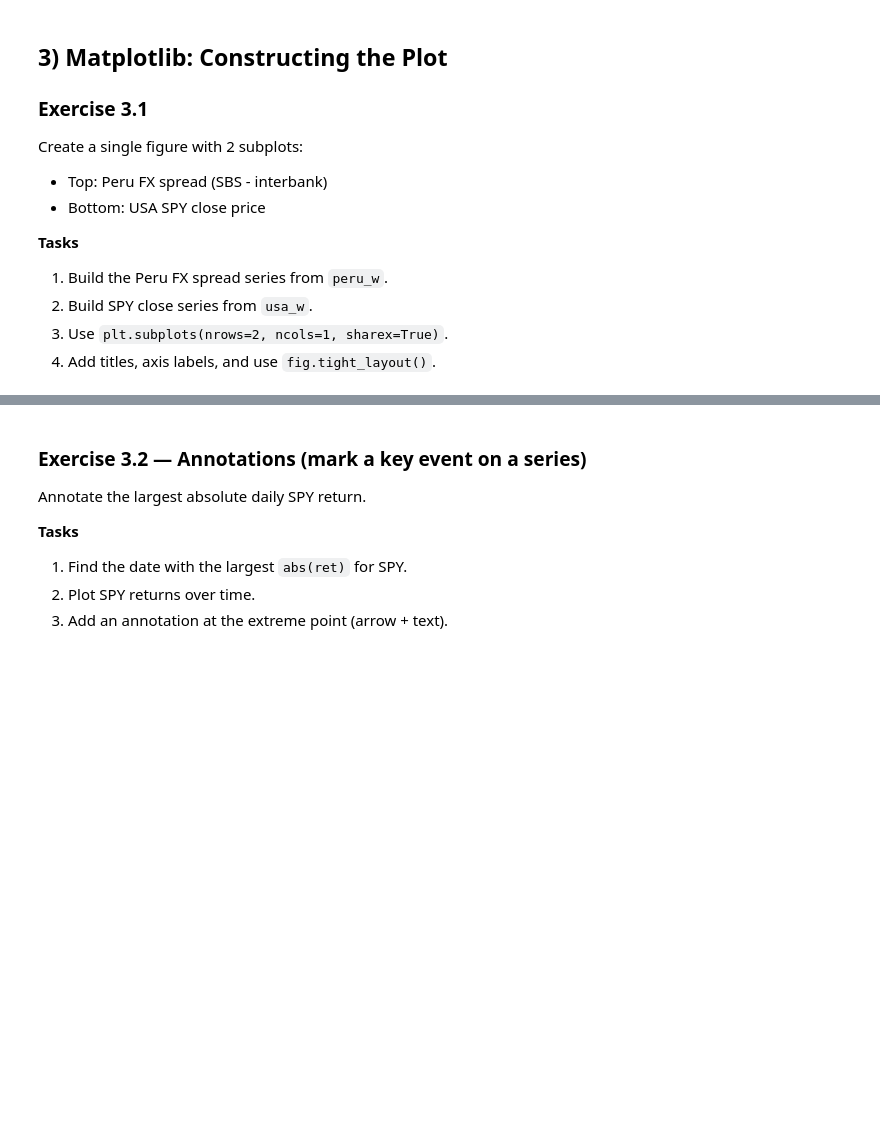
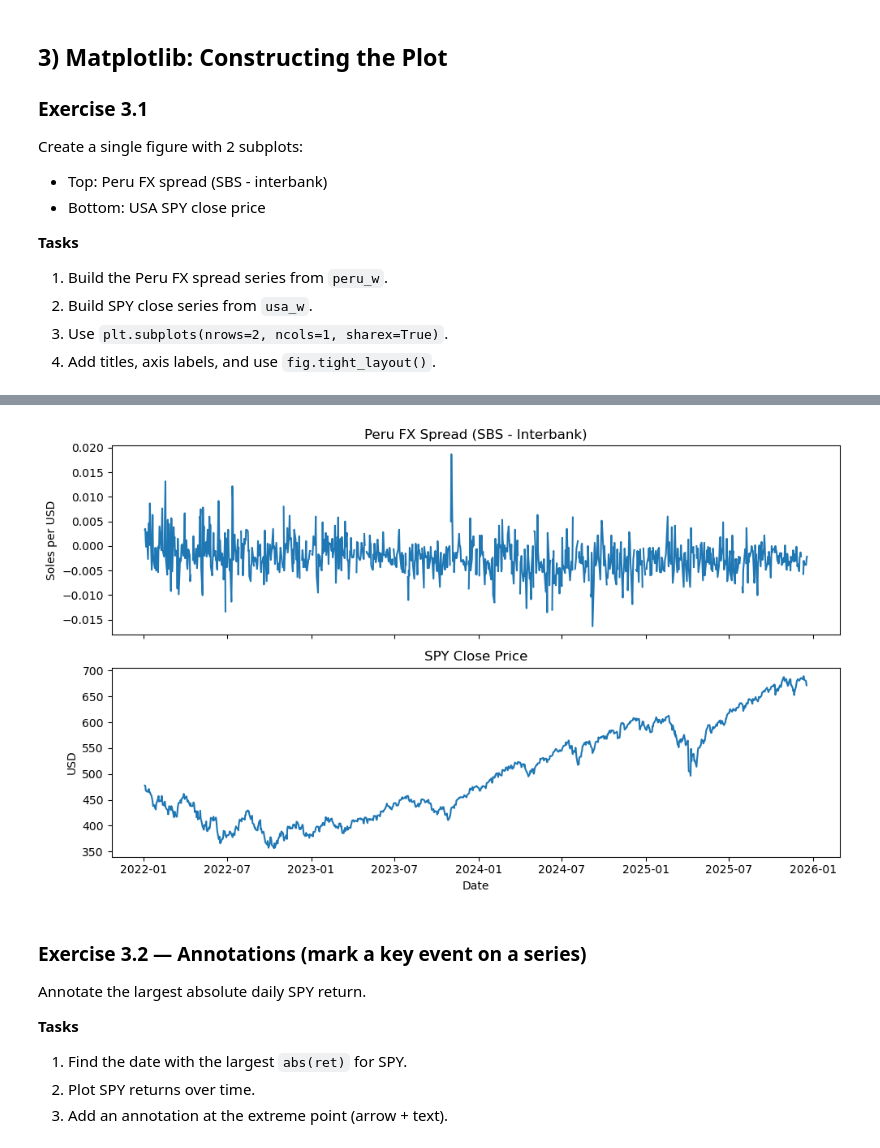
Before and after one commit to anzonyquispe/Python-for-Finance, a Jupyter notebook: homeworks/Assignment_3/Group 6.ipynb, the cells around one changed output, grey strips where cells are left out. Drawn from its saved outputs; the diff is of its cells as text; code cells hidden in the pictures; blank space fills up the shorter version.

```diff
--- a/homeworks/Assignment_3/Group 6.ipynb
+++ b/homeworks/Assignment_3/Group 6.ipynb
@@ -1029,3 +1155,32 @@ Create a single figure with 2 subplots:
+# %%
+import matplotlib.pyplot as plt
+
+# Spread Peru
+peru_fx = peru_wide[["date","fx_sbs_buy","fx_interbank_buy"]].copy()
+peru_fx["fx_spread"] = peru_fx["fx_sbs_buy"] - peru_fx["fx_interbank_buy"]
+
+# SPY close (usa debe existir)
+spy_close = (
+    usa.loc[usa["ticker"]=="SPY", ["date","close"]]
+       .dropna()
+       .sort_values("date")
+)
+
+fig, axes = plt.subplots(nrows=2, ncols=1, sharex=True, figsize=(10,6))
+
+axes[0].plot(peru_fx["date"], peru_fx["fx_spread"])
+axes[0].set_title("Peru FX Spread (SBS - Interbank)")
+axes[0].set_ylabel("Soles per USD")
+
+axes[1].plot(spy_close["date"], spy_close["close"])
+axes[1].set_title("SPY Close Price")
+axes[1].set_ylabel("USD")
+axes[1].set_xlabel("Date")
+
+fig.tight_layout()
+plt.show()
+# %% [output]
+[figure, added]
 # %% [markdown]
 ### Exercise 3.2 — Annotations (mark a key event on a series)
 Annotate the largest absolute daily SPY return.
```
Also changed, not shown: parts of 4 cells of this notebook, 2 other files.
